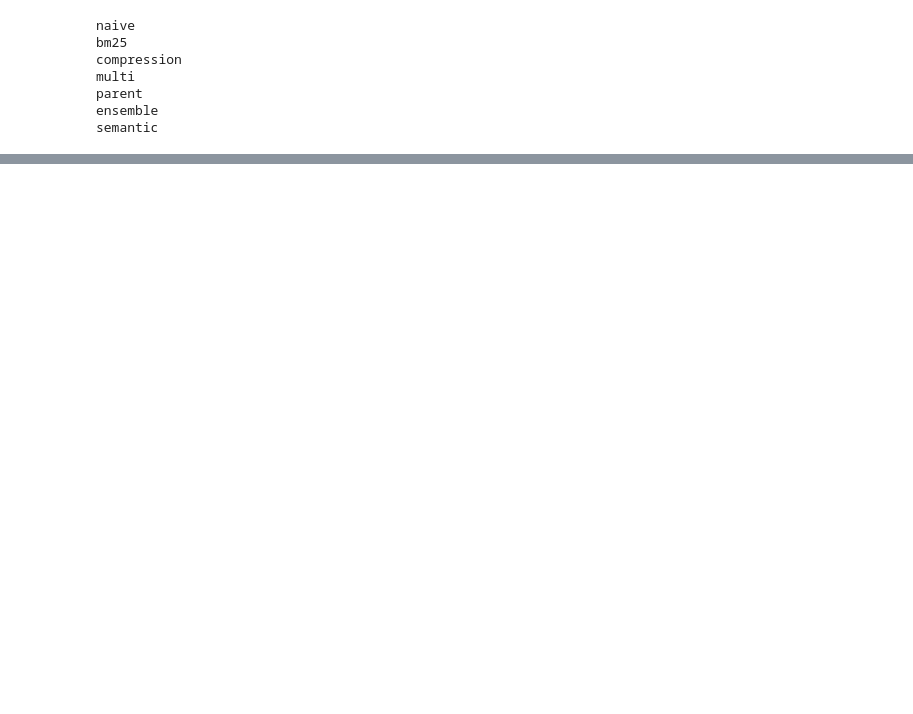
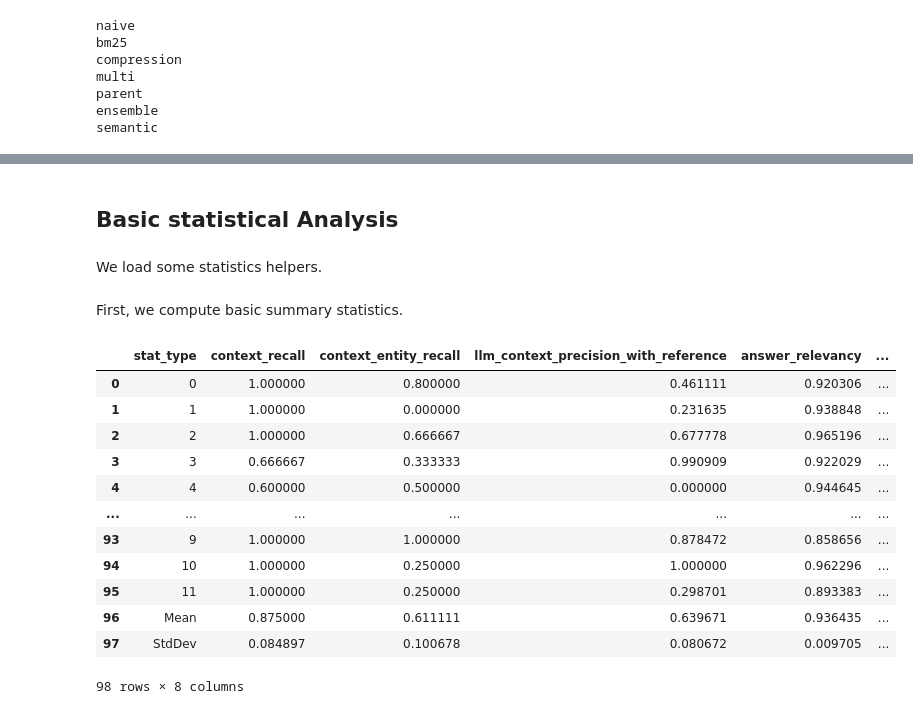
Before and after one commit to mbudisic/AIE6, a Jupyter notebook: 13_Advanced_Retrieval/Advanced_Retrieval_with_LangChain_Assignment.ipynb, the cells around one changed output, grey strips where cells are left out. Drawn from its saved outputs; the diff is of its cells as text; code cells hidden in the pictures; blank space fills up the shorter version.

```diff
--- a/13_Advanced_Retrieval/Advanced_Retrieval_with_LangChain_Assignment.ipynb
+++ b/13_Advanced_Retrieval/Advanced_Retrieval_with_LangChain_Assignment.ipynb
@@ -970,0 +1061,4 @@ for l, c in responses.items():
+# %% [markdown]
+## Basic statistical Analysis
+# %% [markdown]
+We load some statistics helpers.
@@ -970,0 +1067,35 @@ for l, c in responses.items():
+# %% [markdown]
+First, we compute basic summary statistics.
+# %%
+statistics = {}
+for n, r in scores.items():
+    statistics[n] = summary_stats(scores[n].select_dtypes(include="number"))
+
+# Convert statistics dictionary of dataframes into a merged dataframe
+statistics_normal_form = pd.DataFrame()
+
+for key, df in statistics.items():
+    # Create a copy of the dataframe
+    temp_df = df.copy()
+    # Add a column for the retriever name
+    temp_df['retriever'] = key
+    # Reset index to make the index (Mean/StdDev) a column
+    temp_df = temp_df.reset_index().rename(columns={'index': 'stat_type'})
+    # Append to the merged dataframe
+    statistics_normal_form = pd.concat([statistics_normal_form, temp_df], ignore_index=True)
+
+statistics_normal_form
+# %% [output]
+|  | stat_type | context_recall | context_entity_recall | llm_context_precision_with_reference | answer_relevancy | ... |
+| 0 | 0 | 1.000000 | 0.800000 | 0.461111 | 0.920306 | ... |
+| 1 | 1 | 1.000000 | 0.000000 | 0.231635 | 0.938848 | ... |
+| 2 | 2 | 1.000000 | 0.666667 | 0.677778 | 0.965196 | ... |
+| 3 | 3 | 0.666667 | 0.333333 | 0.990909 | 0.922029 | ... |
+| 4 | 4 | 0.600000 | 0.500000 | 0.000000 | 0.944645 | ... |
+| ... | ... | ... | ... | ... | ... | ... |
+| 93 | 9 | 1.000000 | 1.000000 | 0.878472 | 0.858656 | ... |
+| 94 | 10 | 1.000000 | 0.250000 | 1.000000 | 0.962296 | ... |
+| 95 | 11 | 1.000000 | 0.250000 | 0.298701 | 0.893383 | ... |
+| 96 | Mean | 0.875000 | 0.611111 | 0.639671 | 0.936435 | ... |
+| 97 | StdDev | 0.084897 | 0.100678 | 0.080672 | 0.009705 | ... |
+98 rows × 8 columns
```
Also changed, not shown: parts of 53 cells of this notebook, 4 other files.
